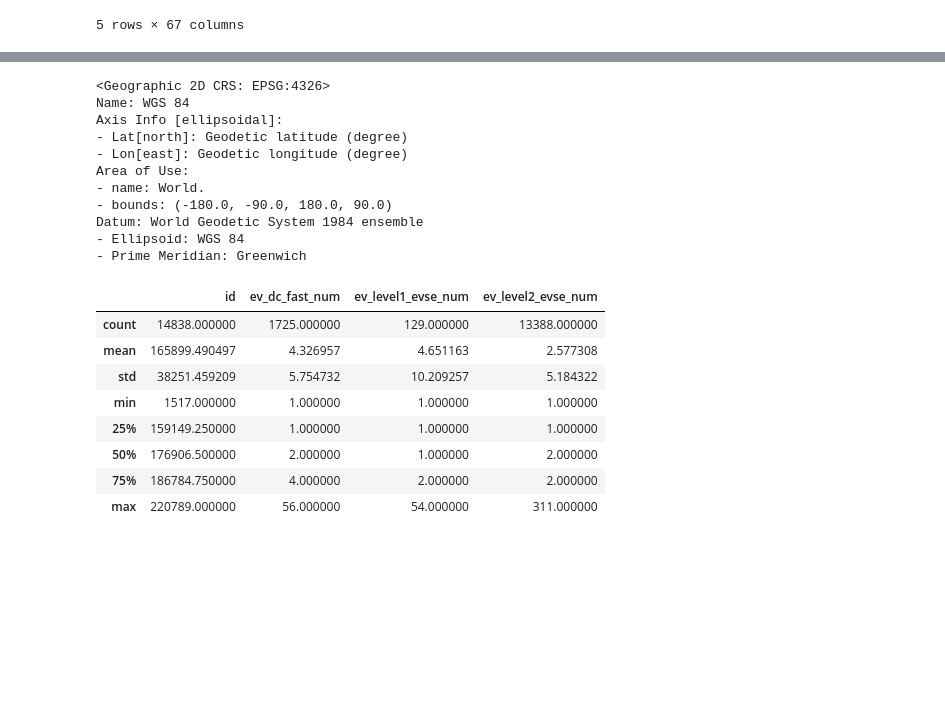
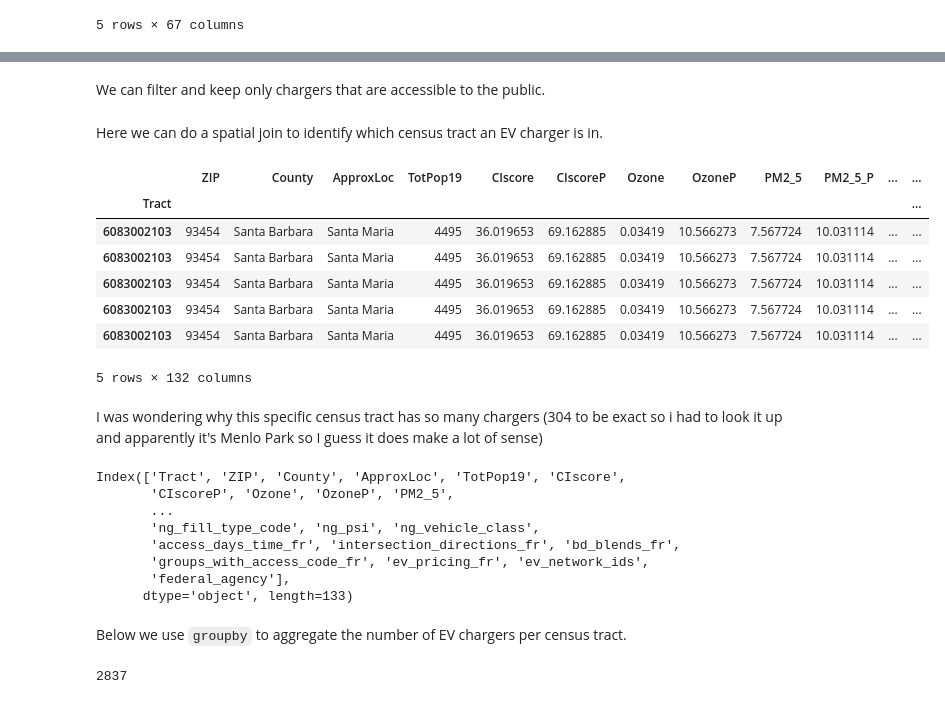
Before and after one commit to opheliasin/ev-charger-sales, a Jupyter notebook: Question 1.ipynb, the cells around one changed output, grey strips where cells are left out. Drawn from its saved outputs; the diff is of its cells as text; code cells hidden in the pictures; blank space fills up the shorter version.

```diff
--- a/Question 1.ipynb
+++ b/Question 1.ipynb
@@ -80,8 +80,7 @@ censusDf['GEOID'] = censusDf['GEOID'].astype(int)
 # %% [markdown]
 Here we create a geodataframe for CalEnviroscreen by reading a shapefile.
 # %%
-#CalEnviroScreen
-CalEnviroScreenGdf = gpd.read_file('CES4/CES4 Final Shapefile.shp')
+CalEnviroScreenGdf = gpd.read_file('data/CES4/CES4 Final Shapefile.shp')
 CalEnviroScreenGdf['Tract'] = CalEnviroScreenGdf['Tract'].astype(int)
 # %% [markdown]
 CalEnviroScreen provides an abudnace of pollution indicators, which we will use for predictive modeling.
@@ -126,30 +110,24 @@ p.datadir.set_data_dir('/Users/hfrahn/opt/anaconda3/envs/uds/bin/pyproj')
 #request chargers from NREL
 apiKey = "eCN7llpPT79TmygqmvC71QdnnWdOquoRdnCR1DXo"
 requestString = "https://developer.nrel.gov/api/alt-fuel-stations/v1.geojson?api_key={}&fuel_type=ELEC&state=CA".format(apiKey)
-chargers = gpd.read_file(requestString)
+chargers = gpbd.read_file(requestString)
-# %%
-chargers.crs
-# %% [output]
-<Geographic 2D CRS: EPSG:4326>
-Name: WGS 84
-Axis Info [ellipsoidal]:
-- Lat[north]: Geodetic latitude (degree)
-- Lon[east]: Geodetic longitude (degree)
-Area of Use:
-- name: World.
-- bounds: (-180.0, -90.0, 180.0, 90.0)
-Datum: World Geodetic System 1984 ensemble
-- Ellipsoid: WGS 84
-- Prime Meridian: Greenwich
+# %% [markdown]
+We can filter and keep only chargers that are accessible to the public.
 # %%
-chargers.describe()
+chargers = chargers[chargers['access_code'] == 'public']
-# %% [output]
-|  | id | ev_dc_fast_num | ev_level1_evse_num | ev_level2_evse_num |
-| count | 14838.000000 | 1725.000000 | 129.000000 | 13388.000000 |
-| mean | 165899.490497 | 4.326957 | 4.651163 | 2.577308 |
-| std | 38251.459209 | 5.754732 | 10.209257 | 5.184322 |
-| min | 1517.000000 | 1.000000 | 1.000000 | 1.000000 |
-| 25% | 159149.250000 | 1.000000 | 1.000000 | 1.000000 |
-| 50% | 176906.500000 | 2.000000 | 1.000000 | 2.000000 |
-| 75% | 186784.750000 | 4.000000 | 2.000000 | 2.000000 |
-| max | 220789.000000 | 56.000000 | 54.000000 | 311.000000 |
+# %% [markdown]
+Here we can do a spatial join to identify which census tract an EV charger is in.
+# %%
+chargers_sjoin = gpd.sjoin(tractsDf, chargers.to_crs('EPSG:3310'), how="inner", predicate='intersects')
+chargers_sjoin.head()
+# %% [output]
+|  | ZIP | County | ApproxLoc | TotPop19 | CIscore | CIscoreP | Ozone | OzoneP | PM2_5 | PM2_5_P | ... | ... |
+| Tract |  |  |  |  |  |  |  |  |  |  |  | ... |
+| 6083002103 | 93454 | Santa Barbara | Santa Maria | 4495 | 36.019653 | 69.162885 | 0.03419 | 10.566273 | 7.567724 | 10.031114 | ... | ... |
+| 6083002103 | 93454 | Santa Barbara | Santa Maria | 4495 | 36.019653 | 69.162885 | 0.03419 | 10.566273 | 7.567724 | 10.031114 | ... | ... |
+| 6083002103 | 93454 | Santa Barbara | Santa Maria | 4495 | 36.019653 | 69.162885 | 0.03419 | 10.566273 | 7.567724 | 10.031114 | ... | ... |
+| 6083002103 | 93454 | Santa Barbara | Santa Maria | 4495 | 36.019653 | 69.162885 | 0.03419 | 10.566273 | 7.567724 | 10.031114 | ... | ... |
+| 6083002103 | 93454 | Santa Barbara | Santa Maria | 4495 | 36.019653 | 69.162885 | 0.03419 | 10.566273 | 7.567724 | 10.031114 | ... | ... |
+5 rows × 132 columns
+# %% [markdown]
+I was wondering why this specific census tract has so many chargers (304 to be exact so i had to look it up and apparently it's Menlo Park so I guess it does make a lot of sense)
@@ -155,0 +136,13 @@ chargers.describe()
+# %%
+chargers_6081611700.columns
+# %% [output]
+Index(['Tract', 'ZIP', 'County', 'ApproxLoc', 'TotPop19', 'CIscore',
+       'CIscoreP', 'Ozone', 'OzoneP', 'PM2_5',
+       ...
+       'ng_fill_type_code', 'ng_psi', 'ng_vehicle_class',
+       'access_days_time_fr', 'intersection_directions_fr', 'bd_blends_fr',
+       'groups_with_access_code_fr', 'ev_pricing_fr', 'ev_network_ids',
+       'federal_agency'],
+      dtype='object', length=133)
+# %% [markdown]
+Below we use `groupby` to aggregate the number of EV chargers per census tract.
@@ -155,0 +151,4 @@ chargers.describe()
+# %%
+chargers_by_tract.count()
+# %% [output]
+2837
```
Also changed, not shown: parts of 36 cells of this notebook, 1 other file.
